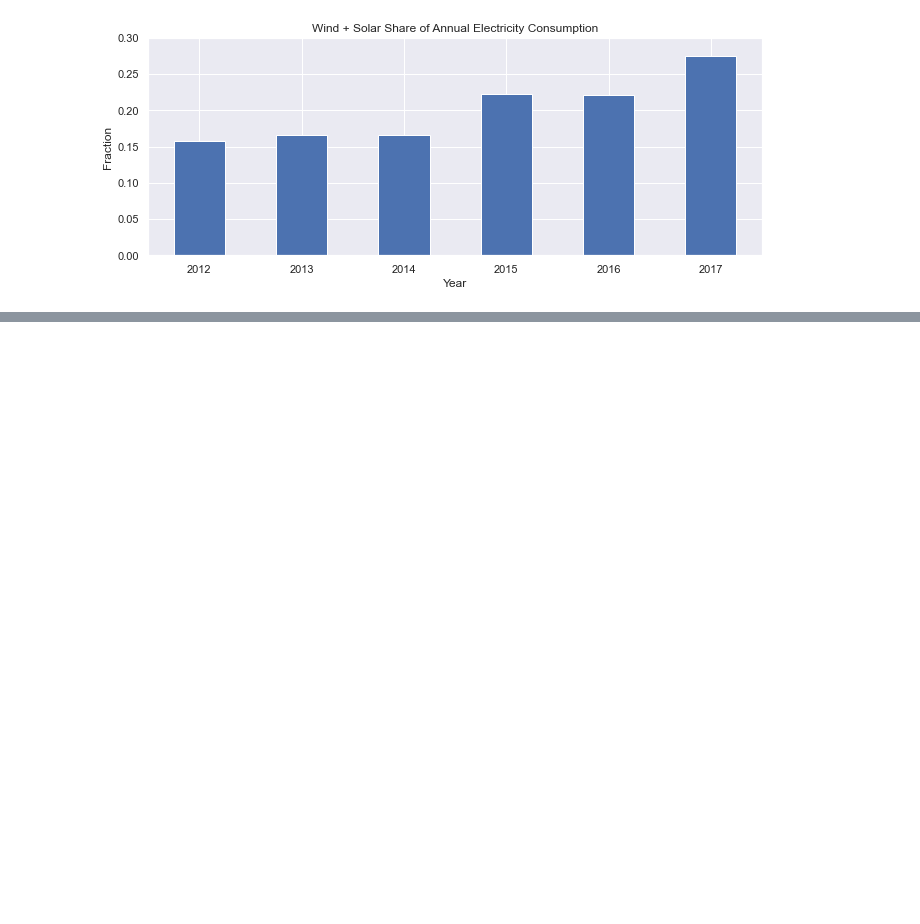
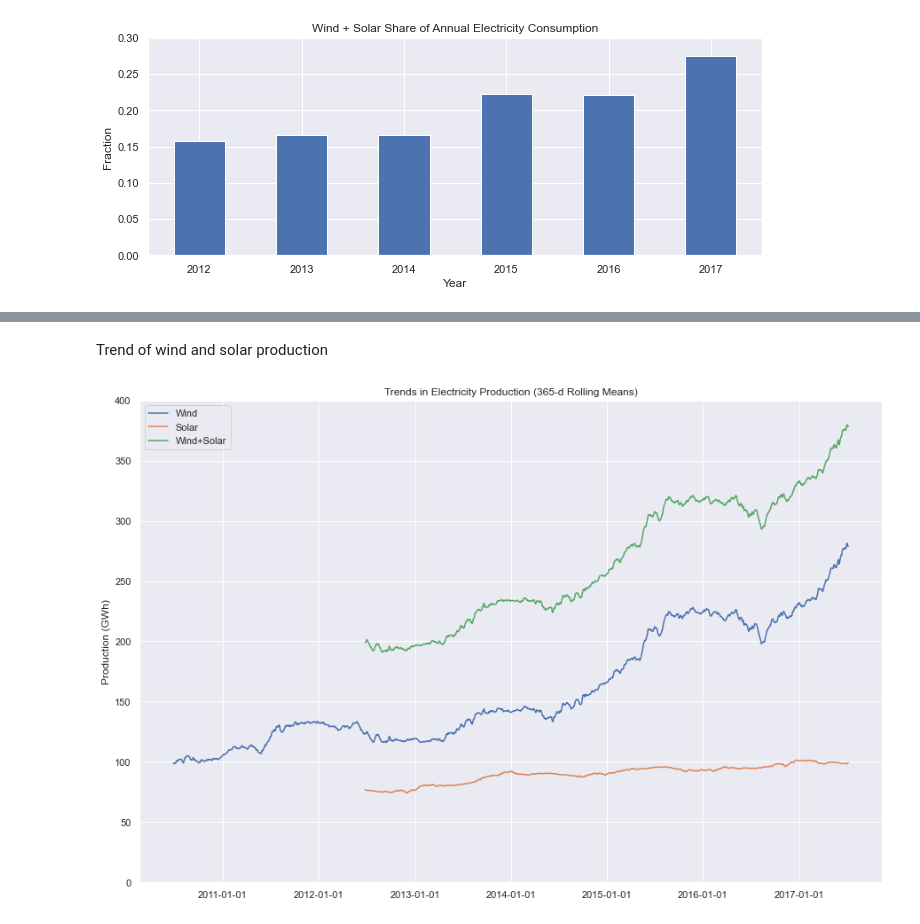
Before and after one commit to adili0505/Demo, a Jupyter notebook: demo_time_series.ipynb, the cells around one changed output, grey strips where cells are left out. Saved outputs shown, nothing was run; the diff lists cells and outputs as text; code cells hidden in the pictures; blank space fills up the shorter version.

```diff
--- a/demo_time_series.ipynb
+++ b/demo_time_series.ipynb
@@ -372,0 +450,15 @@ plt.xticks(rotation=0);
+# %% [markdown]
+Trend of wind and solar production
+# %%
+# Plot 365-day rolling mean time series of wind and solar power
+fig, ax = plt.subplots(figsize=(15,10))
+for nm in ['Wind', 'Solar', 'Wind+Solar']:
+    ax.plot(opsd_365d[nm], label=nm)
+    # Set x-ticks to yearly interval, adjust y-axis limits, add legend and labels
+    ax.xaxis.set_major_locator(mdates.YearLocator())
+    ax.set_ylim(0, 400)
+    ax.legend()
+    ax.set_ylabel('Production (GWh)')
+    ax.set_title('Trends in Electricity Production (365-d Rolling Means)');
+# %% [output]
+[figure, added]
```
Also changed, not shown: parts of 8 cells of this notebook.
